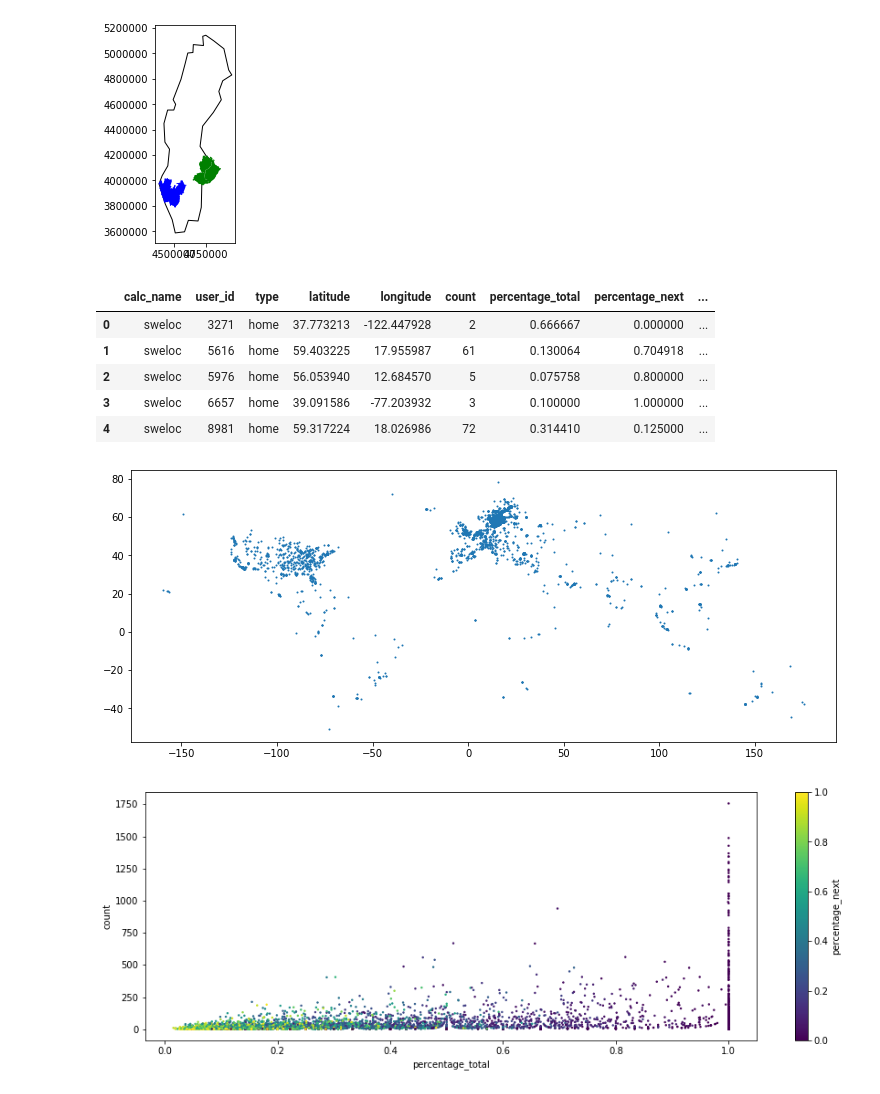
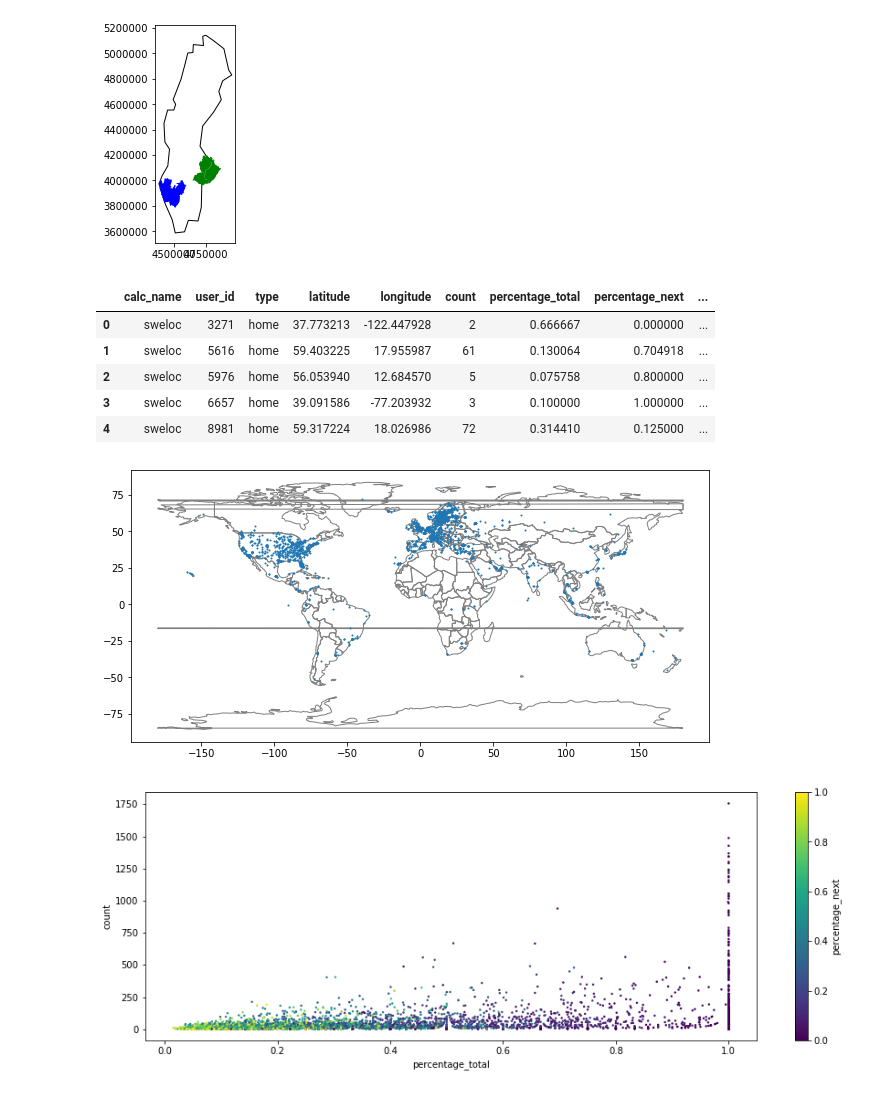
Before and after one commit to TheYuanLiao/individual_mobility_model, a Jupyter notebook: src/py/homelocation.ipynb, the cells around one changed output. Saved outputs shown, nothing was run; the diff lists cells and outputs as text; code cells hidden in the pictures.

Commit message:
plot country background

```diff
--- a/src/py/homelocation.ipynb
+++ b/src/py/homelocation.ipynb
@@ -19,16 +19,17 @@ regions.stockholm.plot(ax=ax, color='green')
 homelocations_all = homelocationdf.load('sweloc')
 # %%
 f, a = plt.subplots(figsize=(15,5))
+regions.countries.to_crs(homelocations_all.crs).plot(ax=a, facecolor='none', edgecolor='grey')
 homelocations_all.plot(ax=a, markersize=1)
 homelocations_all.head()
 # %% [output]
 |  | calc_name | user_id | type | latitude | longitude | count | percentage_total | percentage_next | ... |
 | 0 | sweloc | 3271 | home | 37.773213 | -122.447928 | 2 | 0.666667 | 0.000000 | ... |
 | 1 | sweloc | 5616 | home | 59.403225 | 17.955987 | 61 | 0.130064 | 0.704918 | ... |
 | 2 | sweloc | 5976 | home | 56.053940 | 12.684570 | 5 | 0.075758 | 0.800000 | ... |
 | 3 | sweloc | 6657 | home | 39.091586 | -77.203932 | 3 | 0.100000 | 1.000000 | ... |
 | 4 | sweloc | 8981 | home | 59.317224 | 18.026986 | 72 | 0.314410 | 0.125000 | ... |
-[figure, old version]
+[figure, new version]
 # %%
 def plothomelocations(hl):
     fig, ax = plt.subplots(figsize=(15,5))
```
Also changed, not shown: parts of 1 cell of this notebook.
